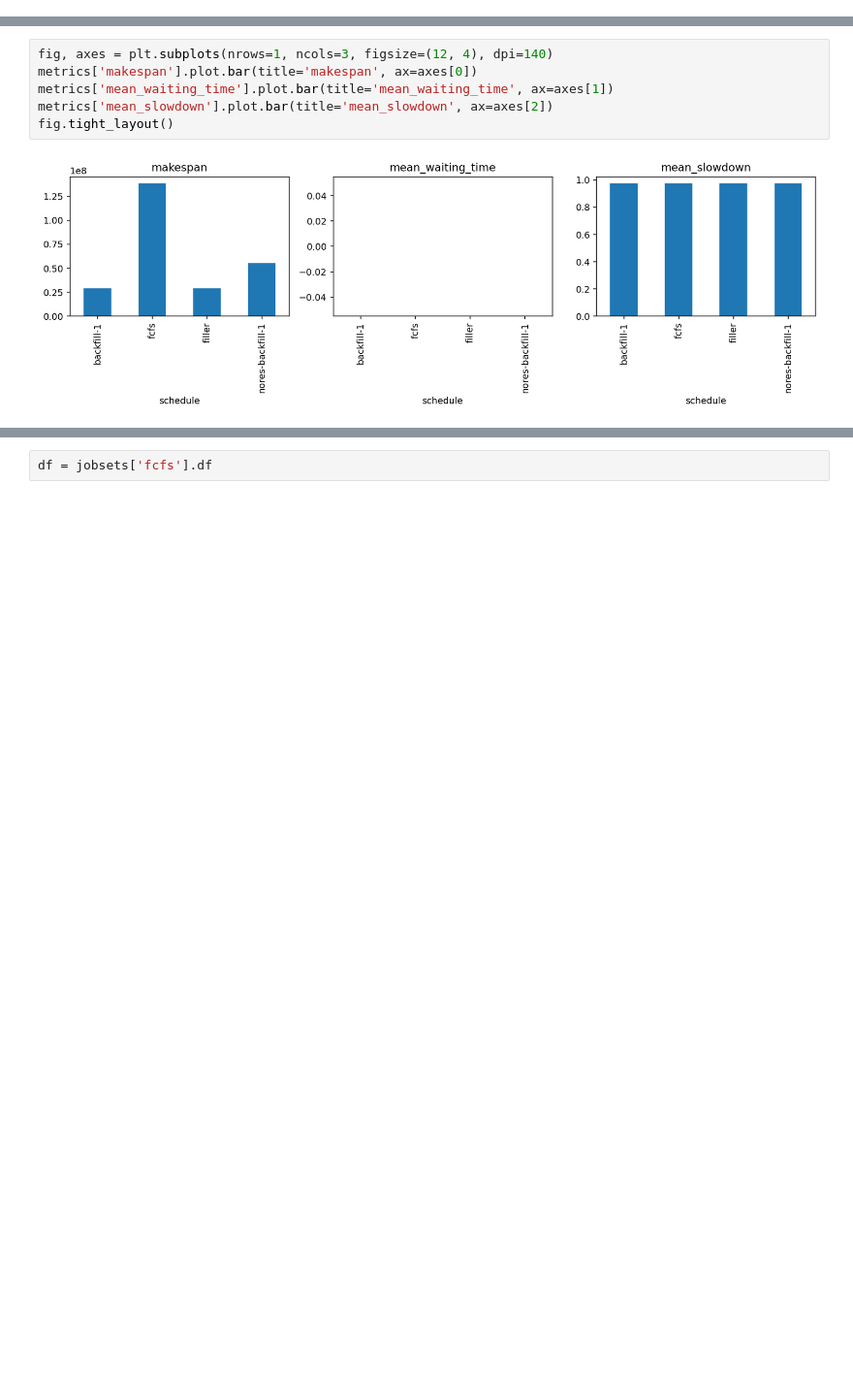
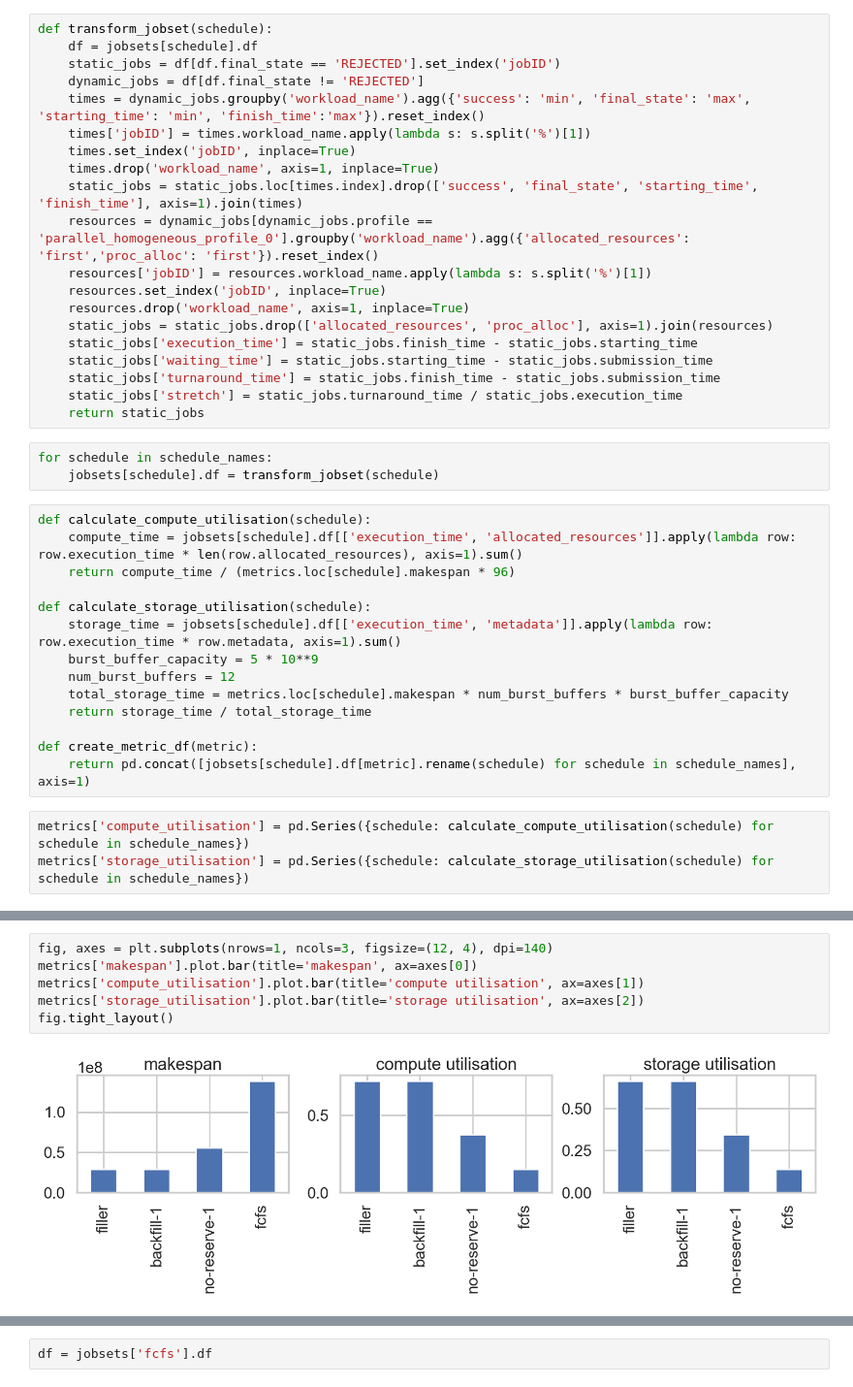
Before and after one commit to jankopanski/Burst-Buffer-Scheduling, a Jupyter notebook: analysis/IOSingleWorkloadComparison.ipynb, the cells around one changed output, grey strips where cells are left out. Shown at 97% size. Drawn from its saved outputs; the diff is of its cells as text; blank space fills up the shorter version.

Commit message:
Progress on IO schedule comparison

```diff
--- a/analysis/IOSingleWorkloadComparison.ipynb
+++ b/analysis/IOSingleWorkloadComparison.ipynb
@@ -55,3 +79,43 @@ for file in schedule_files:
+# %%
+def transform_jobset(schedule):
+    df = jobsets[schedule].df
+    static_jobs = df[df.final_state == 'REJECTED'].set_index('jobID')
+    dynamic_jobs = df[df.final_state != 'REJECTED']
+    times = dynamic_jobs.groupby('workload_name').agg({'success': 'min', 'final_state': 'max', 'starting_time': 'min', 'finish_time':'max'}).reset_index()
+    times['jobID'] = times.workload_name.apply(lambda s: s.split('%')[1])
+    times.set_index('jobID', inplace=True)
+    times.drop('workload_name', axis=1, inplace=True)
+    static_jobs = static_jobs.loc[times.index].drop(['success', 'final_state', 'starting_time', 'finish_time'], axis=1).join(times)
+    resources = dynamic_jobs[dynamic_jobs.profile == 'parallel_homogeneous_profile_0'].groupby('workload_name').agg({'allocated_resources': 'first','proc_alloc': 'first'}).reset_index()
+    resources['jobID'] = resources.workload_name.apply(lambda s: s.split('%')[1])
+    resources.set_index('jobID', inplace=True)
+    resources.drop('workload_name', axis=1, inplace=True)
+    static_jobs = static_jobs.drop(['allocated_resources', 'proc_alloc'], axis=1).join(resources)
+    static_jobs['execution_time'] = static_jobs.finish_time - static_jobs.starting_time
+    static_jobs['waiting_time'] = static_jobs.starting_time - static_jobs.submission_time
+    static_jobs['turnaround_time'] = static_jobs.finish_time - static_jobs.submission_time
+    static_jobs['stretch'] = static_jobs.turnaround_time / static_jobs.execution_time
+    return static_jobs
+# %%
+for schedule in schedule_names:
+    jobsets[schedule].df = transform_jobset(schedule)
+# %%
+def calculate_compute_utilisation(schedule):
+    compute_time = jobsets[schedule].df[['execution_time', 'allocated_resources']].apply(lambda row: row.execution_time * len(row.allocated_resources), axis=1).sum()
+    return compute_time / (metrics.loc[schedule].makespan * 96)
+
+def calculate_storage_utilisation(schedule):
+    storage_time = jobsets[schedule].df[['execution_time', 'metadata']].apply(lambda row: row.execution_time * row.metadata, axis=1).sum()
+    burst_buffer_capacity = 5 * 10**9
+    num_burst_buffers = 12
+    total_storage_time = metrics.loc[schedule].makespan * num_burst_buffers * burst_buffer_capacity
+    return storage_time / total_storage_time
+
+def create_metric_df(metric):
+    return pd.concat([jobsets[schedule].df[metric].rename(schedule) for schedule in schedule_names], axis=1)
+# %%
+metrics['compute_utilisation'] = pd.Series({schedule: calculate_compute_utilisation(schedule) for schedule in schedule_names})
+metrics['storage_utilisation'] = pd.Series({schedule: calculate_storage_utilisation(schedule) for schedule in schedule_names})
 # %%
 metrics.T
 # %% [output]
@@ -75,8 +139,8 @@ metrics.T
 # %%
 fig, axes = plt.subplots(nrows=1, ncols=3, figsize=(12, 4), dpi=140)
 metrics['makespan'].plot.bar(title='makespan', ax=axes[0])
-metrics['mean_waiting_time'].plot.bar(title='mean_waiting_time', ax=axes[1])
-metrics['mean_slowdown'].plot.bar(title='mean_slowdown', ax=axes[2])
+metrics['compute_utilisation'].plot.bar(title='compute utilisation', ax=axes[1])
+metrics['storage_utilisation'].plot.bar(title='storage utilisation', ax=axes[2])
 fig.tight_layout()
 # %% [output]
-[figure, old version]
+[figure, new version]
```
Also changed, not shown: parts of 12 cells of this notebook.
